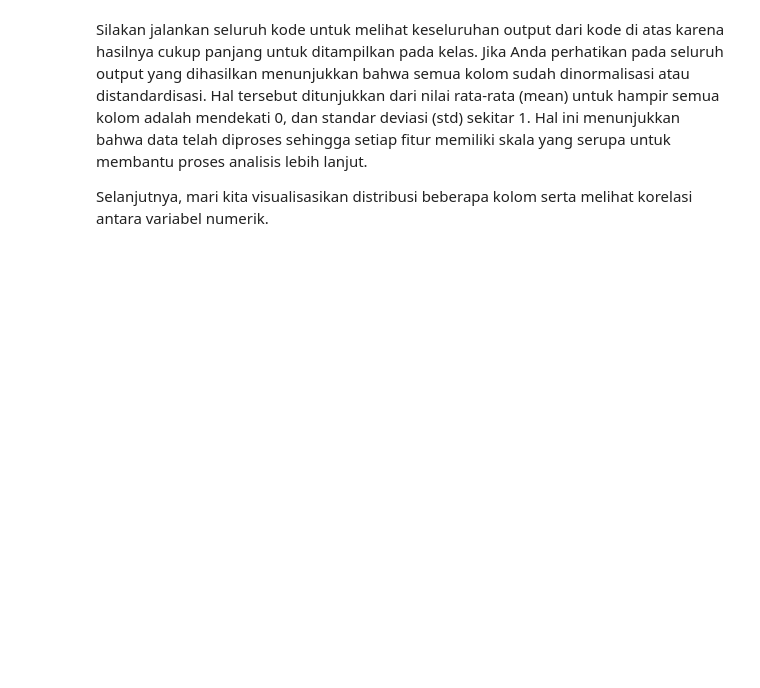
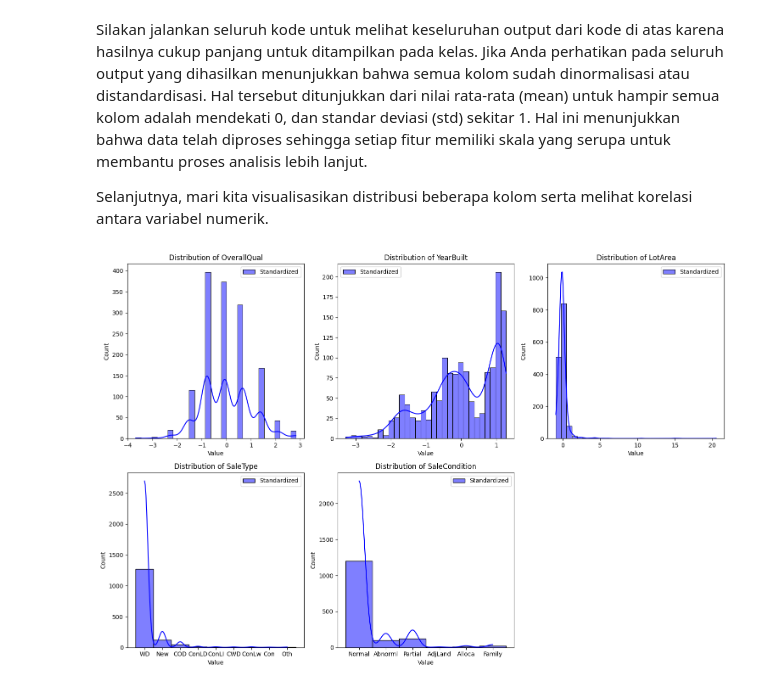
Before and after one commit to chrisshuo123/python-machine-learning, a Jupyter notebook: kaggle-housePrice/3-EDA_ExDA.ipynb, the cells around one changed output. Cells and saved outputs as stored; diff of their text form; code cells hidden in the pictures; blank space fills up the shorter version.

```diff
--- a/kaggle-housePrice/3-EDA_ExDA.ipynb
+++ b/kaggle-housePrice/3-EDA_ExDA.ipynb
@@ -193,3 +265,32 @@ plt.show()
 # %% [markdown]
 <p>Silakan jalankan seluruh kode untuk melihat keseluruhan output dari kode di atas karena hasilnya cukup panjang untuk ditampilkan pada kelas. Jika Anda perhatikan pada seluruh output yang dihasilkan menunjukkan bahwa semua kolom sudah dinormalisasi atau distandardisasi. Hal tersebut ditunjukkan dari nilai rata-rata (mean) untuk hampir semua kolom adalah mendekati 0, dan standar deviasi (std) sekitar 1. Hal ini menunjukkan bahwa data telah diproses sehingga setiap fitur memiliki skala yang serupa untuk membantu proses analisis lebih lanjut.</p>
 <p>Selanjutnya, mari kita visualisasikan distribusi beberapa kolom serta melihat korelasi antara variabel numerik.</p>
+# %%
+import matplotlib.pyplot as plt
+import seaborn as sns
+from sklearn.preprocessing import StandardScaler
+from sklearn.preprocessing import LabelEncoder
+import pandas as pd
+
+# Standardisasi fitur numerik
+numeric_features = df.select_dtypes(include=['int64', 'float64']).columns
+scaler = StandardScaler()
+df_standardized = df.copy() # buat copy agar tidak merusak data asli
+df_standardized[numeric_features] = scaler.fit_transform(df[numeric_features])
+
+# Pilih kolom yang akan diplot (hanya yang numerik, SaleType & SaleCondition kategorikal jadi disarankan dihapus saja)
+columns_to_plot = ['OverallQual', 'YearBuilt', 'LotArea', 'SaleType', 'SaleCondition']
+
+plt.figure(figsize=(15, 10))
+for i, column in enumerate(columns_to_plot, 1):
+    plt.subplot(2, 3, i)
+    sns.histplot(df_standardized[column], kde=True, bins=30, color='blue', label='Standardized', alpha=0.5)
+    # sns.histplot(df_lencoder[column], kde=True, bins=30, color='red', label='Label Encoded', alpha=0.5)
+    plt.title(f'Distribution of {column}')
+    plt.xlabel('Value')
+    plt.legend()
+
+plt.tight_layout()
+plt.show()
+# %% [output]
+[figure, added]
```
Also changed, not shown: parts of 22 cells of this notebook, 1 other file.
